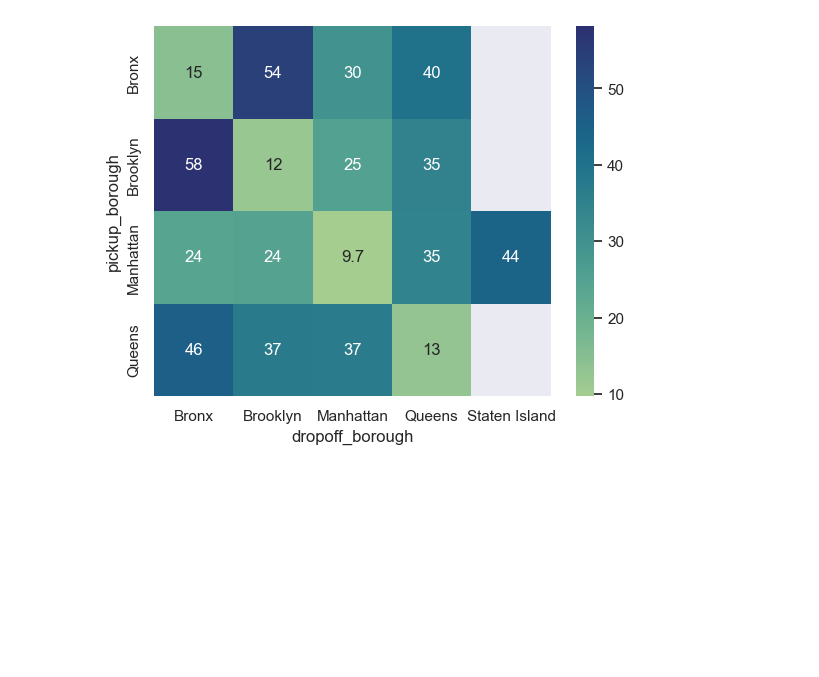
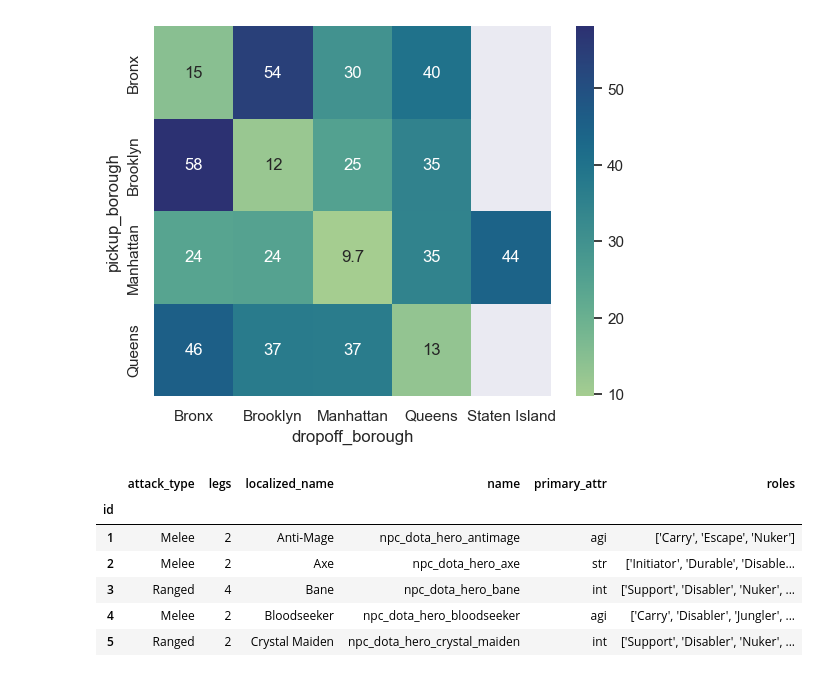
Before and after one commit to gbrs/nadyas_introductory_course, a Jupyter notebook: Untitled.ipynb, the cells around one changed output. Cells and saved outputs as stored; diff of their text form; code cells hidden in the pictures; blank space fills up the shorter version.

Commit message:
start dota hero eda

```diff
--- a/Untitled.ipynb
+++ b/Untitled.ipynb
@@ -164,3 +164,19 @@ x = df.pivot_table('fare', 'pickup_borough', 'dropoff_borough')
 sns.heatmap(x, annot=True, cmap='crest');
 # %% [output]
 [figure]
+# %%
+df = pd.read_csv('dota_hero_stats.csv')
+# %%
+df = df.loc[:, 'attack_type':]
+# %%
+df = df.set_index('id')
+# %%
+df.head()
+# %% [output]
+|  | attack_type | legs | localized_name | name | primary_attr | roles |
+| id |  |  |  |  |  |  |
+| 1 | Melee | 2 | Anti-Mage | npc_dota_hero_antimage | agi | ['Carry', 'Escape', 'Nuker'] |
+| 2 | Melee | 2 | Axe | npc_dota_hero_axe | str | ['Initiator', 'Durable', 'Disable... |
+| 3 | Ranged | 4 | Bane | npc_dota_hero_bane | int | ['Support', 'Disabler', 'Nuker', ... |
+| 4 | Melee | 2 | Bloodseeker | npc_dota_hero_bloodseeker | agi | ['Carry', 'Disabler', 'Jungler', ... |
+| 5 | Ranged | 2 | Crystal Maiden | npc_dota_hero_crystal_maiden | int | ['Support', 'Disabler', 'Nuker', ... |
```
Also changed, not shown: parts of 3 cells of this notebook, 2 other files.
